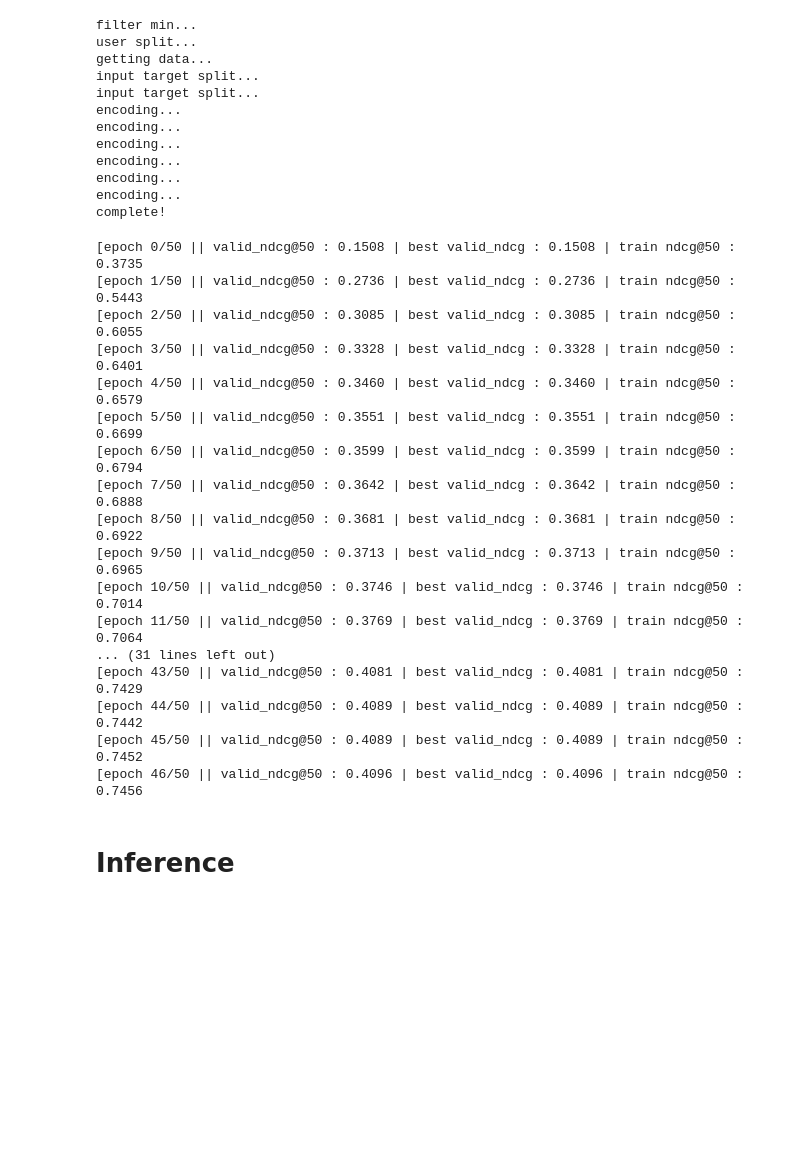
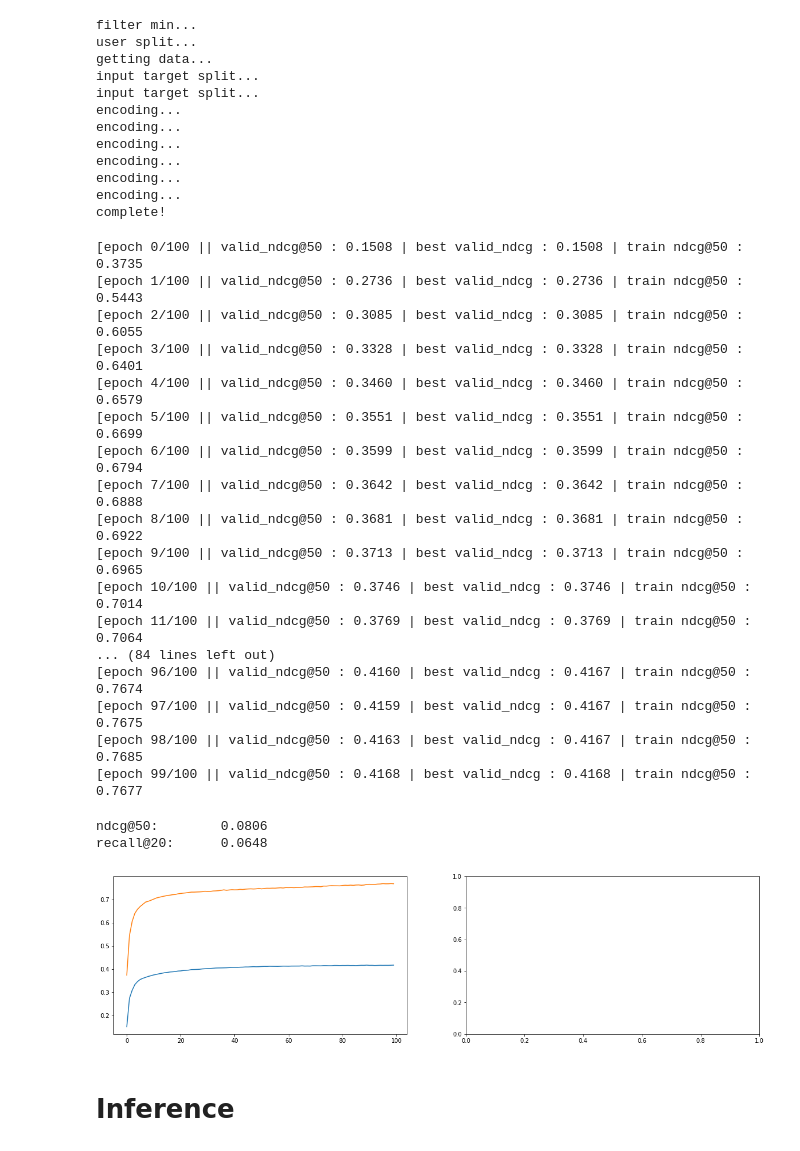
Before and after one commit to boostcampaitech3/level2-movie-recommendation-level2-recsys-12, a Jupyter notebook: seunghwan/RecVAE/_notebook_runner.ipynb, the cells around one changed output. Cells and saved outputs as stored; diff of their text form; code cells hidden in the pictures; blank space fills up the shorter version.

```diff
--- a/seunghwan/RecVAE/_notebook_runner.ipynb
+++ b/seunghwan/RecVAE/_notebook_runner.ipynb
@@ -5,7 +5,7 @@ import os
 from box import Box
 import torch.optim as optim
 
-from utils import random_seed
+from utils import random_seed, sparse2Tensor
 from dataset import VAEData
 from trainer import Trainer
 from model import VAE
@@ -33,7 +33,7 @@ args = {
 
     ######trainer#####
     'batch_size' : 256,
-    'epochs' : 50,
+    'epochs' : 100,
     'en_epochs' : 3,
     'de_epochs' : 1,
     'beta' : None,
@@ -156,22 +156,41 @@ trainer = Trainer(**trainer_kwargs)
 # %%
 trainer.run()
 # %% [output]
-[epoch 0/50 || valid_ndcg@50 : 0.1508 | best valid_ndcg : 0.1508 | train ndcg@50 : 0.3735
-[epoch 1/50 || valid_ndcg@50 : 0.2736 | best valid_ndcg : 0.2736 | train ndcg@50 : 0.5443
-[epoch 2/50 || valid_ndcg@50 : 0.3085 | best valid_ndcg : 0.3085 | train ndcg@50 : 0.6055
-[epoch 3/50 || valid_ndcg@50 : 0.3328 | best valid_ndcg : 0.3328 | train ndcg@50 : 0.6401
-[epoch 4/50 || valid_ndcg@50 : 0.3460 | best valid_ndcg : 0.3460 | train ndcg@50 : 0.6579
-[epoch 5/50 || valid_ndcg@50 : 0.3551 | best valid_ndcg : 0.3551 | train ndcg@50 : 0.6699
-[epoch 6/50 || valid_ndcg@50 : 0.3599 | best valid_ndcg : 0.3599 | train ndcg@50 : 0.6794
-[epoch 7/50 || valid_ndcg@50 : 0.3642 | best valid_ndcg : 0.3642 | train ndcg@50 : 0.6888
-[epoch 8/50 || valid_ndcg@50 : 0.3681 | best valid_ndcg : 0.3681 | train ndcg@50 : 0.6922
-[epoch 9/50 || valid_ndcg@50 : 0.3713 | best valid_ndcg : 0.3713 | train ndcg@50 : 0.6965
-[epoch 10/50 || valid_ndcg@50 : 0.3746 | best valid_ndcg : 0.3746 | train ndcg@50 : 0.7014
-[epoch 11/50 || valid_ndcg@50 : 0.3769 | best valid_ndcg : 0.3769 | train ndcg@50 : 0.7064
-... (31 lines left out)
-[epoch 43/50 || valid_ndcg@50 : 0.4081 | best valid_ndcg : 0.4081 | train ndcg@50 : 0.7429
-[epoch 44/50 || valid_ndcg@50 : 0.4089 | best valid_ndcg : 0.4089 | train ndcg@50 : 0.7442
-[epoch 45/50 || valid_ndcg@50 : 0.4089 | best valid_ndcg : 0.4089 | train ndcg@50 : 0.7452
-[epoch 46/50 || valid_ndcg@50 : 0.4096 | best valid_ndcg : 0.4096 | train ndcg@50 : 0.7456
+[epoch 0/100 || valid_ndcg@50 : 0.1508 | best valid_ndcg : 0.1508 | train ndcg@50 : 0.3735
+[epoch 1/100 || valid_ndcg@50 : 0.2736 | best valid_ndcg : 0.2736 | train ndcg@50 : 0.5443
+[epoch 2/100 || valid_ndcg@50 : 0.3085 | best valid_ndcg : 0.3085 | train ndcg@50 : 0.6055
+[epoch 3/100 || valid_ndcg@50 : 0.3328 | best valid_ndcg : 0.3328 | train ndcg@50 : 0.6401
+[epoch 4/100 || valid_ndcg@50 : 0.3460 | best valid_ndcg : 0.3460 | train ndcg@50 : 0.6579
+[epoch 5/100 || valid_ndcg@50 : 0.3551 | best valid_ndcg : 0.3551 | train ndcg@50 : 0.6699
+[epoch 6/100 || valid_ndcg@50 : 0.3599 | best valid_ndcg : 0.3599 | train ndcg@50 : 0.6794
+[epoch 7/100 || valid_ndcg@50 : 0.3642 | best valid_ndcg : 0.3642 | train ndcg@50 : 0.6888
+[epoch 8/100 || valid_ndcg@50 : 0.3681 | best valid_ndcg : 0.3681 | train ndcg@50 : 0.6922
+[epoch 9/100 || valid_ndcg@50 : 0.3713 | best valid_ndcg : 0.3713 | train ndcg@50 : 0.6965
+[epoch 10/100 || valid_ndcg@50 : 0.3746 | best valid_ndcg : 0.3746 | train ndcg@50 : 0.7014
+[epoch 11/100 || valid_ndcg@50 : 0.3769 | best valid_ndcg : 0.3769 | train ndcg@50 : 0.7064
+... (84 lines left out)
+[epoch 96/100 || valid_ndcg@50 : 0.4160 | best valid_ndcg : 0.4167 | train ndcg@50 : 0.7674
+[epoch 97/100 || valid_ndcg@50 : 0.4159 | best valid_ndcg : 0.4167 | train ndcg@50 : 0.7675
+[epoch 98/100 || valid_ndcg@50 : 0.4163 | best valid_ndcg : 0.4167 | train ndcg@50 : 0.7685
+[epoch 99/100 || valid_ndcg@50 : 0.4168 | best valid_ndcg : 0.4168 | train ndcg@50 : 0.7677
+# %%
+trainer.test()
+# %% [output]
+ndcg@50:        0.0806
+recall@20:      0.0648
+# %%
+import matplotlib.pyplot as plt
+import seaborn as sns
+
+fig, axes = plt.subplots(1,2,figsize=(20,5))
+sns.lineplot(x = range(len(trainer.eval_ndcg_list)),
+             y = trainer.eval_ndcg_list,
+             ax = axes[0])
+sns.lineplot(x = range(len(trainer.train_ndcg_list)),
+             y = trainer.train_ndcg_list,
+             ax = axes[0])
+plt.show()
+# %% [output]
+[figure, added]
 # %% [markdown]
 # Inference
```
Also changed, not shown: parts of 6 cells of this notebook, 1 other file.
